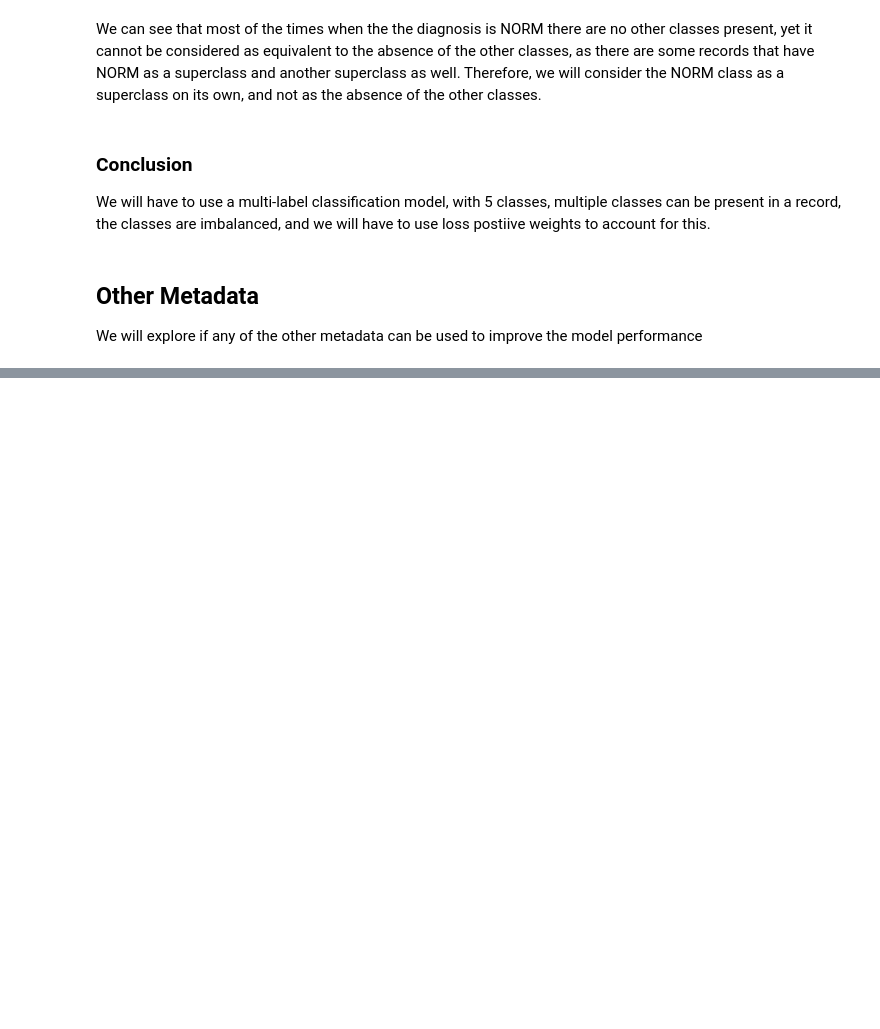
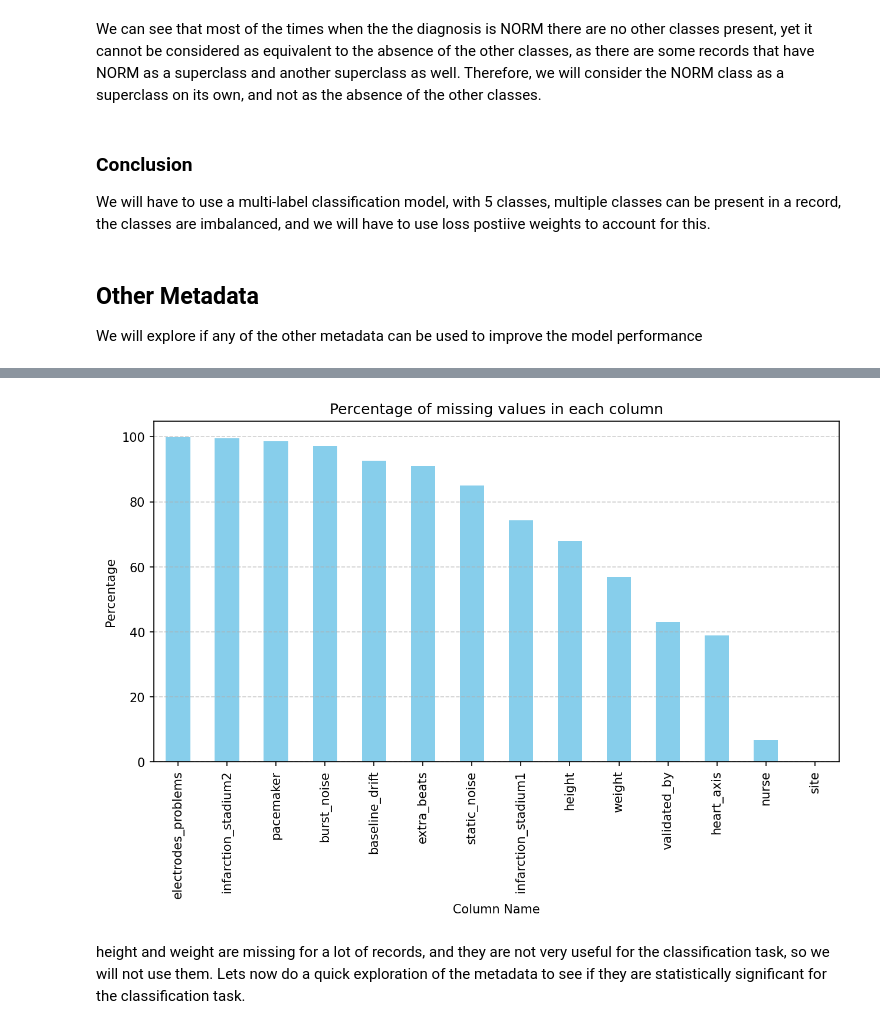
Before and after one commit to idoven/Idoven-DS-Machine-Learning, a Jupyter notebook: src/notebooks/Main.ipynb, the cells around one changed output, grey strips where cells are left out. Drawn from its saved outputs; the diff is of its cells as text; code cells hidden in the pictures; blank space fills up the shorter version.

Commit message:
✨ Check what other metadata is useful

```diff
--- a/src/notebooks/Main.ipynb
+++ b/src/notebooks/Main.ipynb
@@ -199,0 +216,24 @@ We will explore if any of the other metadata can be used to improve the model pe
+# %%
+# Calculate percentage of missing values
+null_values = Y.isnull().sum().sort_values(ascending=False)
+percent = (Y.isnull().sum() / len(Y)) * 100
+percent = percent[percent > 0].sort_values(ascending=False)
+
+plt.figure(figsize=(10,5 ), dpi=150)
+ax = percent.plot(kind='bar', color='skyblue')
+
+plt.grid(axis='y', linestyle='--', alpha=0.6)
+# Set axis labels
+plt.xlabel('Column Name')
+plt.ylabel('Percentage')
+plt.title('Percentage of missing values in each column')
+# Rotate x-axis labels
+plt.xticks(rotation=90)
+
+# Display the plot
+plt.show()
+# %% [output]
+[figure, added]
+# %% [markdown]
+height and weight are missing for a lot of records, and they are not very useful for the classification task, so we will not use them.
+Lets now do a quick exploration of the metadata to see if they are statistically significant for the classification task.
```
Also changed, not shown: parts of 3 cells of this notebook.
